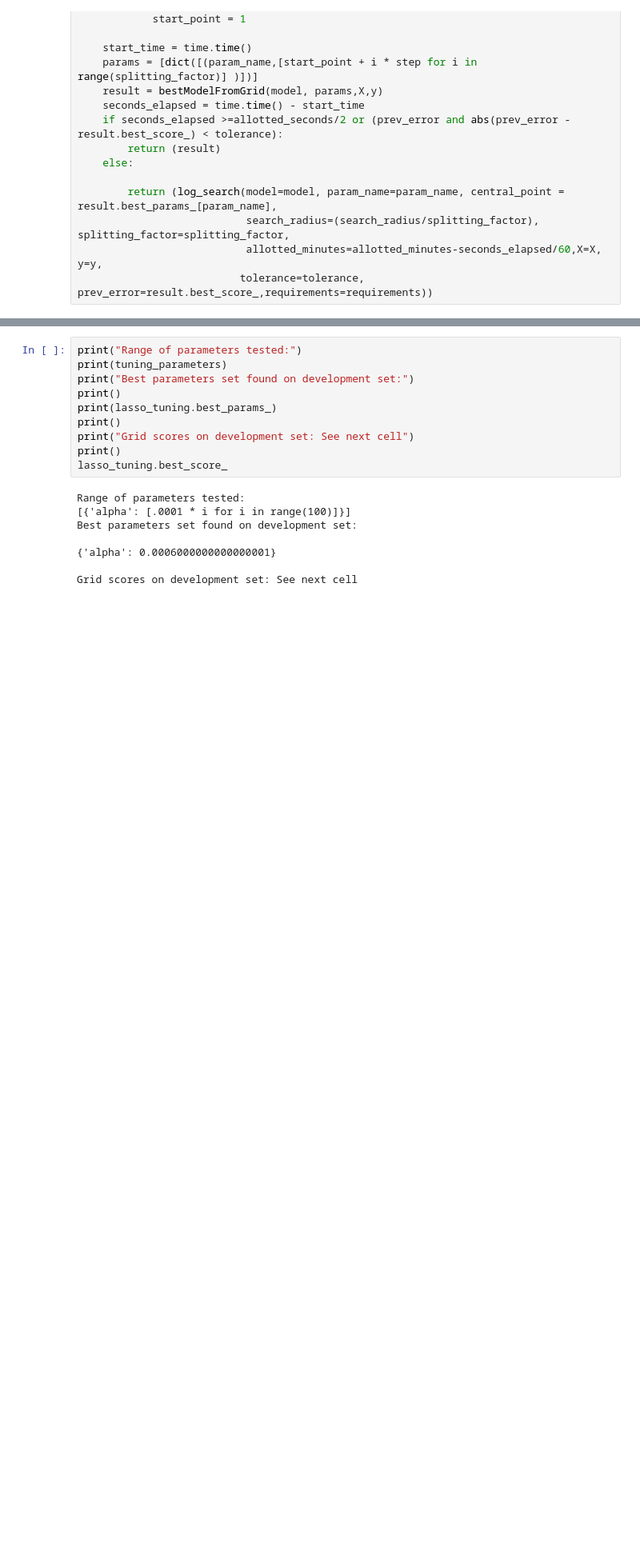
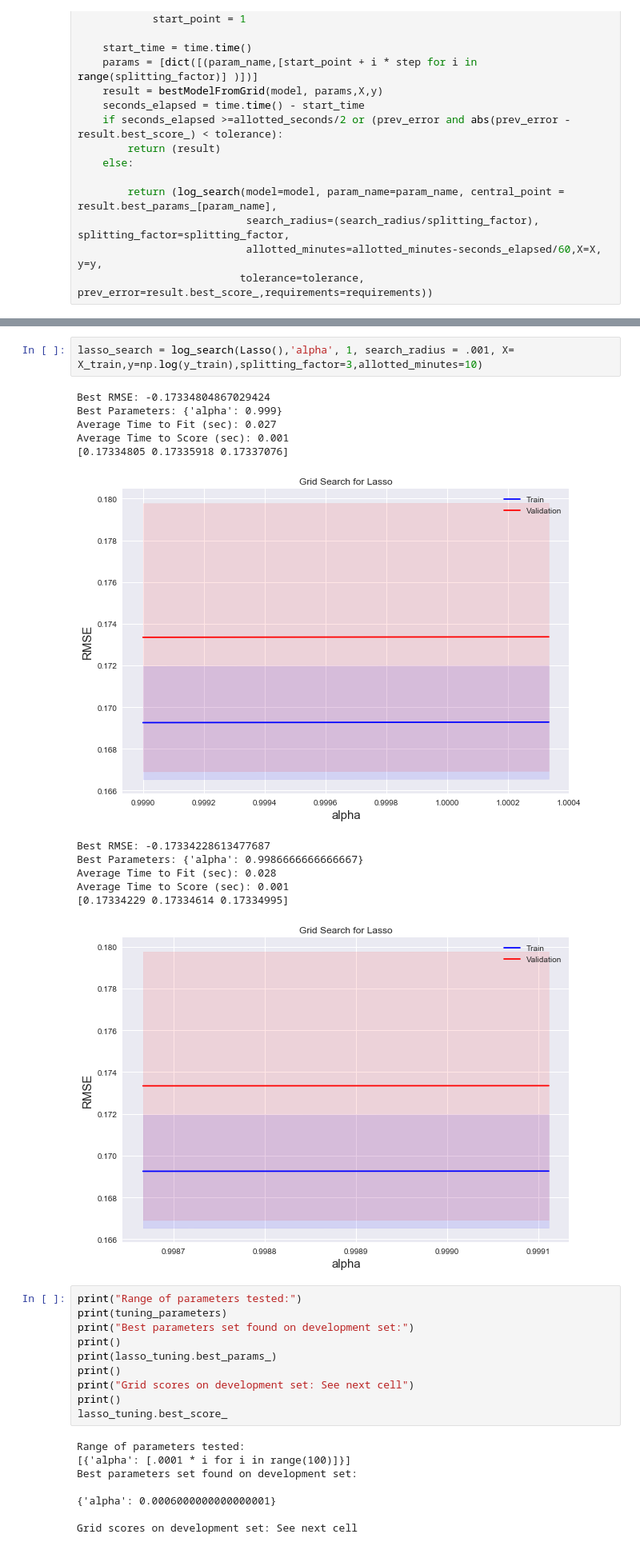
Before and after one commit to bircanfarro/Project_Makbi, a Jupyter notebook: LogarithmicSearch.ipynb, the cells around one changed output, grey strips where cells are left out. Shown at 80% size. Cells and saved outputs as stored; diff of their text form; blank space fills up the shorter version.

```diff
--- a/LogarithmicSearch.ipynb
+++ b/LogarithmicSearch.ipynb
@@ -462,3 +474,18 @@ ValueError: Input contains NaN, infinity or a value too large for dtype('float64
+# %%
+lasso_search = log_search(Lasso(),'alpha', 1, search_radius = .001, X= X_train,y=np.log(y_train),splitting_factor=3,allotted_minutes=10)
+# %% [output]
+Best RMSE: -0.17334804867029424
+Best Parameters: {'alpha': 0.999}
+Average Time to Fit (sec): 0.027
+Average Time to Score (sec): 0.001
+[0.17334805 0.17335918 0.17337076]
+[figure, added]
+Best RMSE: -0.17334228613477687
+Best Parameters: {'alpha': 0.9986666666666667}
+Average Time to Fit (sec): 0.028
+Average Time to Score (sec): 0.001
+[0.17334229 0.17334614 0.17334995]
+[figure, added]
 # %%
 print("Range of parameters tested:")
 print(tuning_parameters)
```
Also changed, not shown: parts of 12 cells of this notebook, 4 other files.
